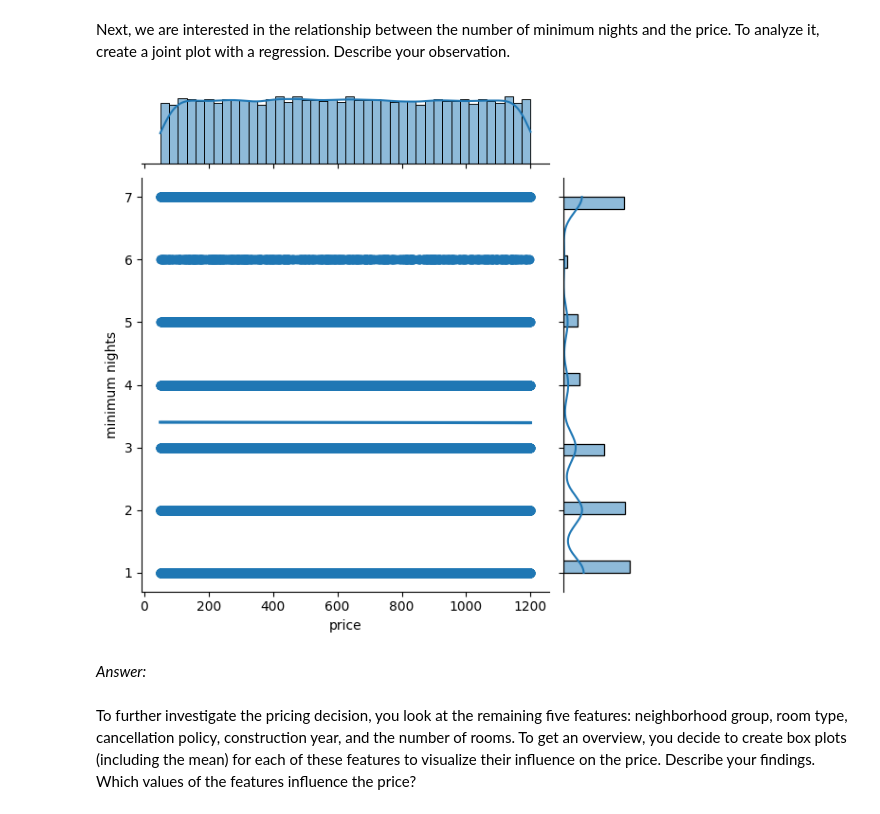
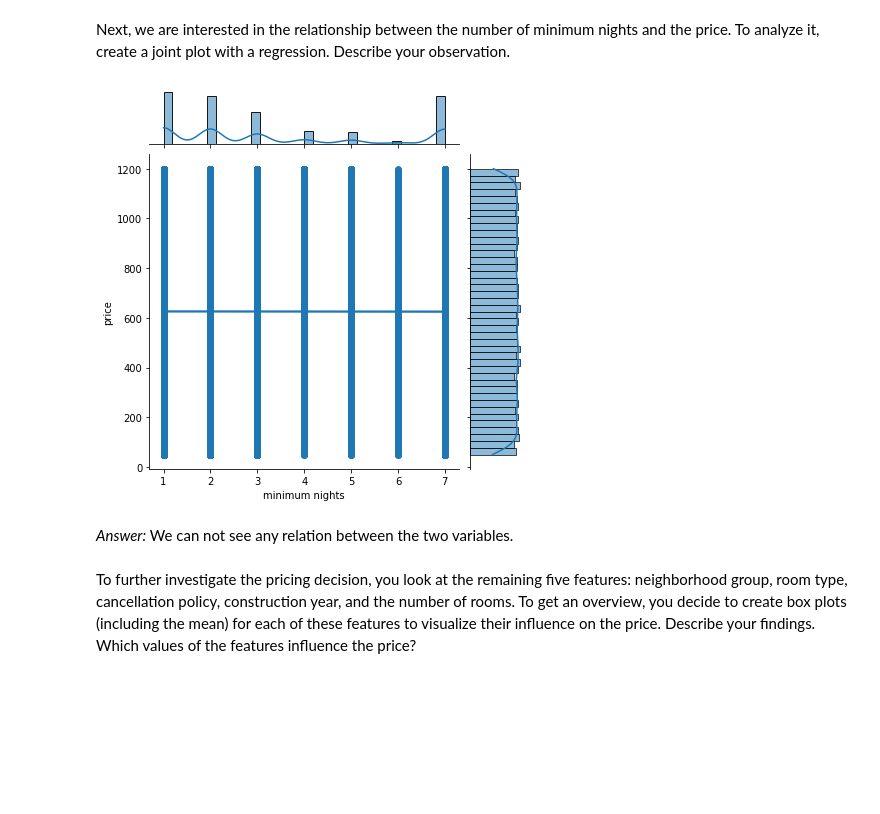
Before and after one commit to victorroferz/Data-Science-RWTH-Course, a Jupyter notebook: assignment_1.ipynb, the cells around one changed output. Saved outputs shown, nothing was run; the diff lists cells and outputs as text; code cells hidden in the pictures; blank space fills up the shorter version.

```diff
--- a/assignment_1.ipynb
+++ b/assignment_1.ipynb
@@ -225,12 +225,13 @@ Yes, this is a helpful feature for our pricing decision since the service fee an
 Next, we are interested in the relationship between the number of minimum nights and the price. To analyze it, create a joint plot with a regression. Describe your observation.
 # %%
 # Your answer goes here
-sns.jointplot(data=clean_data, x="price", y="minimum nights", kind="reg")
+sns.jointplot(data=clean_data, x="minimum nights", y="price", kind="reg")
 plt.show()
 # %% [output]
-[figure, old version]
+[figure, new version]
 # %% [markdown]
 _Answer:_
+We can not see any relation between the two variables.
 # %% [markdown]
 To further investigate the pricing decision, you look at the remaining five features: neighborhood group, room type, cancellation policy, construction year, and the number of rooms.
 To get an overview, you decide to create box plots (including the mean) for each of these features to visualize their influence on the price. Describe your findings. Which values of the features influence the price?
```
Also changed, not shown: parts of 8 cells of this notebook.
